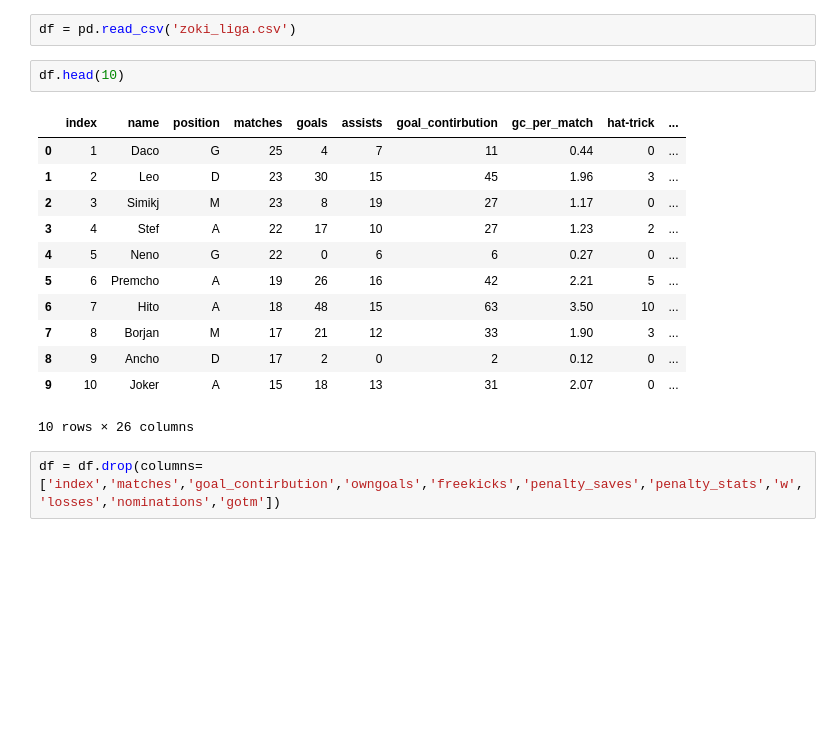
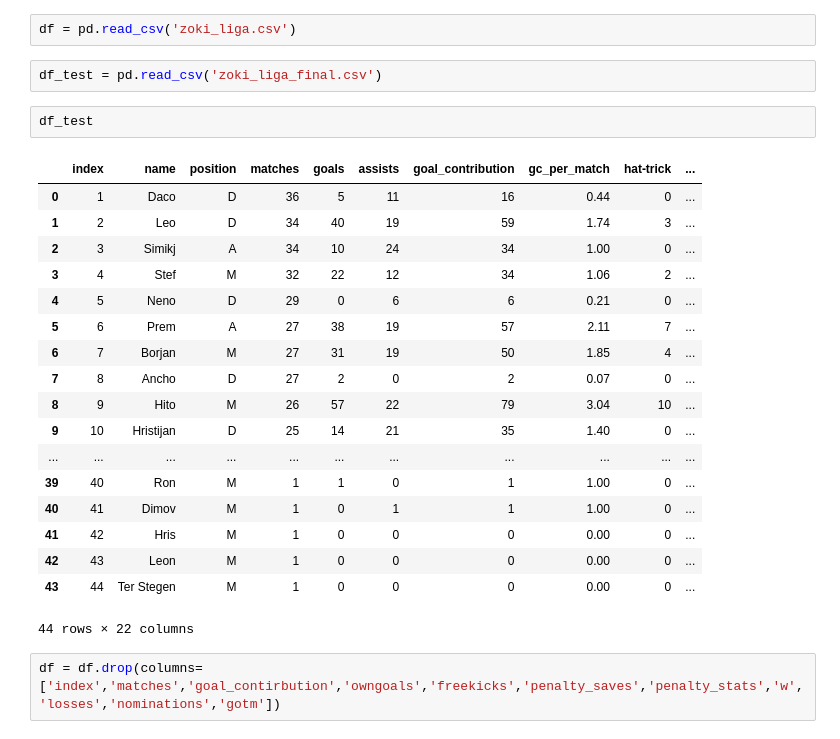
Before and after one commit to leonasanovski/Team-Splitter, a Jupyter notebook: code.ipynb, the cells around one changed output. Saved outputs shown, nothing was run; the diff lists cells and outputs as text; blank space fills up the shorter version.

```diff
--- a/code.ipynb
+++ b/code.ipynb
@@ -13,21 +13,29 @@ from sklearn.cluster import KMeans
 from sklearn.decomposition import PCA
 # %%
 df = pd.read_csv('zoki_liga.csv')
+# %%
+df_test = pd.read_csv('zoki_liga_final.csv')
 # %%
-df.head(10)
+df_test
 # %% [output]
-|  | index | name | position | matches | goals | assists | goal_contirbution | gc_per_match | hat-trick | ... |
-| 0 | 1 | Daco | G | 25 | 4 | 7 | 11 | 0.44 | 0 | ... |
-| 1 | 2 | Leo | D | 23 | 30 | 15 | 45 | 1.96 | 3 | ... |
-| 2 | 3 | Simikj | M | 23 | 8 | 19 | 27 | 1.17 | 0 | ... |
-| 3 | 4 | Stef | A | 22 | 17 | 10 | 27 | 1.23 | 2 | ... |
-| 4 | 5 | Neno | G | 22 | 0 | 6 | 6 | 0.27 | 0 | ... |
-| 5 | 6 | Premcho | A | 19 | 26 | 16 | 42 | 2.21 | 5 | ... |
-| 6 | 7 | Hito | A | 18 | 48 | 15 | 63 | 3.50 | 10 | ... |
-| 7 | 8 | Borjan | M | 17 | 21 | 12 | 33 | 1.90 | 3 | ... |
-| 8 | 9 | Ancho | D | 17 | 2 | 0 | 2 | 0.12 | 0 | ... |
-| 9 | 10 | Joker | A | 15 | 18 | 13 | 31 | 2.07 | 0 | ... |
+|  | index | name | position | matches | goals | assists | goal_contribution | gc_per_match | hat-trick | ... |
+| 0 | 1 | Daco | D | 36 | 5 | 11 | 16 | 0.44 | 0 | ... |
+| 1 | 2 | Leo | D | 34 | 40 | 19 | 59 | 1.74 | 3 | ... |
+| 2 | 3 | Simikj | A | 34 | 10 | 24 | 34 | 1.00 | 0 | ... |
+| 3 | 4 | Stef | M | 32 | 22 | 12 | 34 | 1.06 | 2 | ... |
+| 4 | 5 | Neno | D | 29 | 0 | 6 | 6 | 0.21 | 0 | ... |
+| 5 | 6 | Prem | A | 27 | 38 | 19 | 57 | 2.11 | 7 | ... |
+| 6 | 7 | Borjan | M | 27 | 31 | 19 | 50 | 1.85 | 4 | ... |
+| 7 | 8 | Ancho | D | 27 | 2 | 0 | 2 | 0.07 | 0 | ... |
+| 8 | 9 | Hito | M | 26 | 57 | 22 | 79 | 3.04 | 10 | ... |
+| 9 | 10 | Hristijan | D | 25 | 14 | 21 | 35 | 1.40 | 0 | ... |
+| ... | ... | ... | ... | ... | ... | ... | ... | ... | ... | ... |
+| 39 | 40 | Ron | M | 1 | 1 | 0 | 1 | 1.00 | 0 | ... |
+| 40 | 41 | Dimov | М | 1 | 0 | 1 | 1 | 1.00 | 0 | ... |
+| 41 | 42 | Hris | М | 1 | 0 | 0 | 0 | 0.00 | 0 | ... |
+| 42 | 43 | Leon | М | 1 | 0 | 0 | 0 | 0.00 | 0 | ... |
+| 43 | 44 | Ter Stegen | M | 1 | 0 | 0 | 0 | 0.00 | 0 | ... |
-10 rows × 26 columns
+44 rows × 22 columns
 # %%
 df = df.drop(columns=['index','matches','goal_contirbution','owngoals','freekicks','penalty_saves','penalty_stats','w','losses','nominations','gotm'])
 # %%
```
Also changed, not shown: 3 other files.
